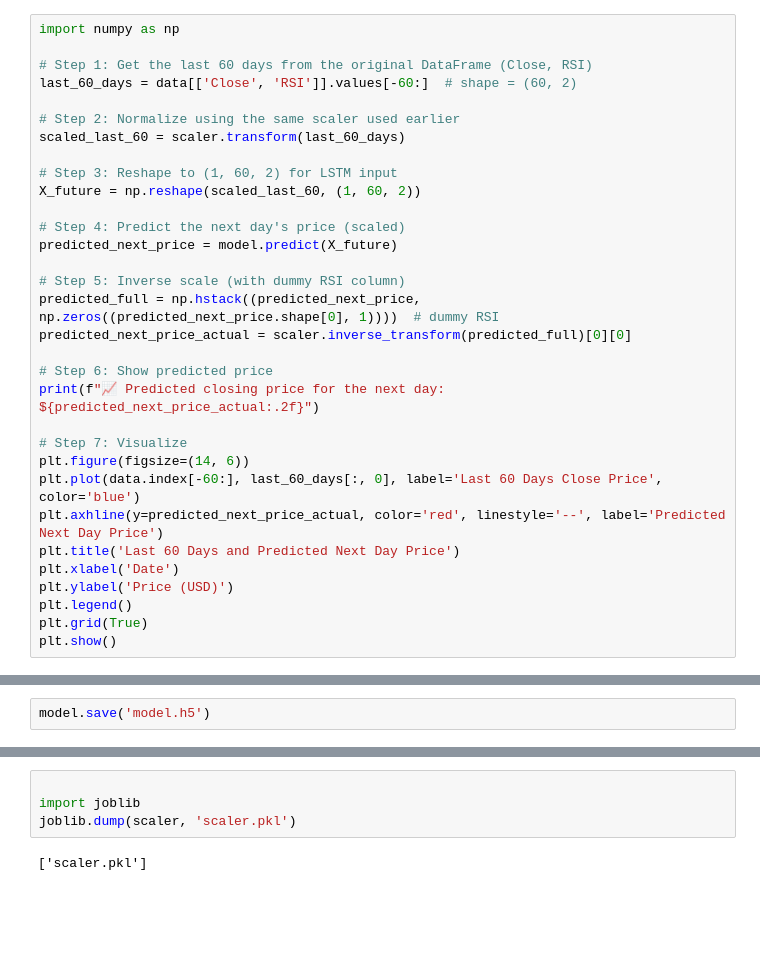
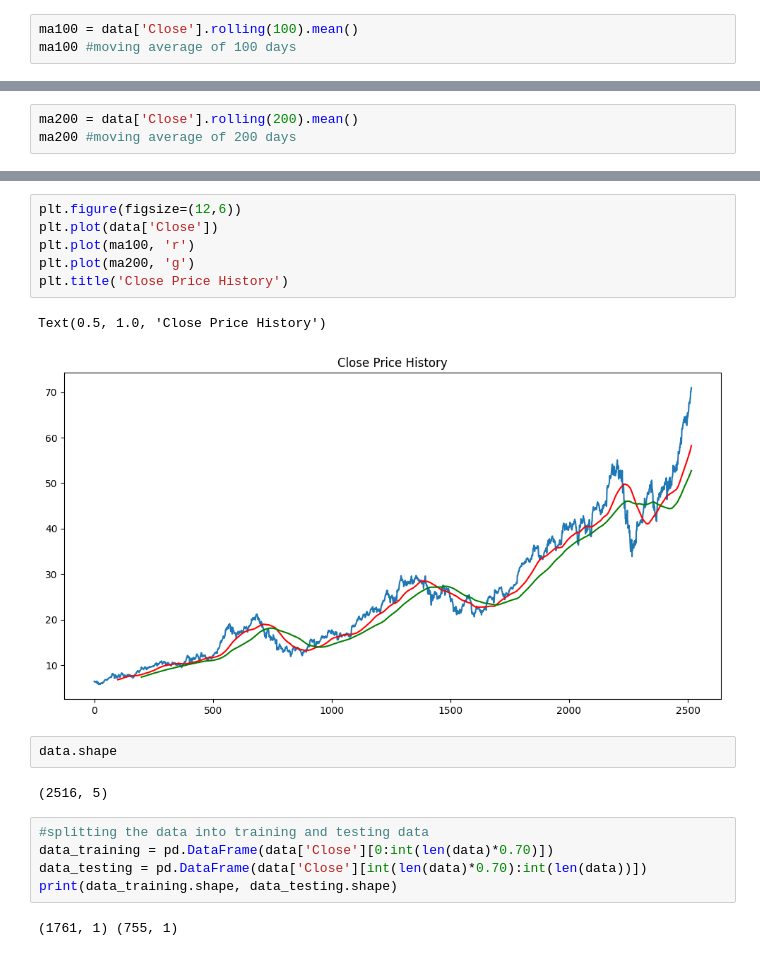
Before and after one commit to NAYAMATVISION/elevatelabs_project, a Jupyter notebook: stockprediction/stockpred.ipynb, the cells around one changed output, grey strips where cells are left out. Drawn from its saved outputs; the diff is of its cells as text; blank space fills up the shorter version.

```diff
--- a/stockprediction/stockpred.ipynb
+++ b/stockprediction/stockpred.ipynb
@@ -258,33 +80,4 @@ plt.show()
 # %%
-import numpy as np
-
-# Step 1: Get the last 60 days from the original DataFrame (Close, RSI)
-last_60_days = data[['Close', 'RSI']].values[-60:]  # shape = (60, 2)
-
-# Step 2: Normalize using the same scaler used earlier
-scaled_last_60 = scaler.transform(last_60_days)
-
-# Step 3: Reshape to (1, 60, 2) for LSTM input
-X_future = np.reshape(scaled_last_60, (1, 60, 2))
-
-# Step 4: Predict the next day's price (scaled)
-predicted_next_price = model.predict(X_future)
-
-# Step 5: Inverse scale (with dummy RSI column)
-predicted_full = np.hstack((predicted_next_price, np.zeros((predicted_next_price.shape[0], 1))))  # dummy RSI
-predicted_next_price_actual = scaler.inverse_transform(predicted_full)[0][0]
-
-# Step 6: Show predicted price
-print(f"📈 Predicted closing price for the next day: ${predicted_next_price_actual:.2f}")
-
-# Step 7: Visualize
-plt.figure(figsize=(14, 6))
-plt.plot(data.index[-60:], last_60_days[:, 0], label='Last 60 Days Close Price', color='blue')
-plt.axhline(y=predicted_next_price_actual, color='red', linestyle='--', label='Predicted Next Day Price')
-plt.title('Last 60 Days and Predicted Next Day Price')
-plt.xlabel('Date')
-plt.ylabel('Price (USD)')
-plt.legend()
-plt.grid(True)
-plt.show()
+ma100 = data['Close'].rolling(100).mean()
+ma100 #moving average of 100 days
 # %% [output]
@@ -328,3 +105,4 @@ print(f"📊 Mean Percentage Error: {percentage_error:.2f}%")
 # %%
-model.save('model.h5')
+ma200 = data['Close'].rolling(200).mean()
+ma200 #moving average of 200 days
 # %% [output]
@@ -332,6 +122,20 @@ WARNING:absl:You are saving your model as an HDF5 file via `model.save()` or `ke
 # %%
-
-import joblib
-joblib.dump(scaler, 'scaler.pkl')
+plt.figure(figsize=(12,6))
+plt.plot(data['Close'])
+plt.plot(ma100, 'r')
+plt.plot(ma200, 'g')
+plt.title('Close Price History')
 # %% [output]
-['scaler.pkl']
+Text(0.5, 1.0, 'Close Price History')
+[figure, added]
+# %%
+data.shape
+# %% [output]
+(2516, 5)
+# %%
+#splitting the data into training and testing data
+data_training = pd.DataFrame(data['Close'][0:int(len(data)*0.70)])
+data_testing = pd.DataFrame(data['Close'][int(len(data)*0.70):int(len(data))])
+print(data_training.shape, data_testing.shape)
+# %% [output]
+(1761, 1) (755, 1)
```
Also changed, not shown: parts of 37 cells of this notebook, 4 other files.
